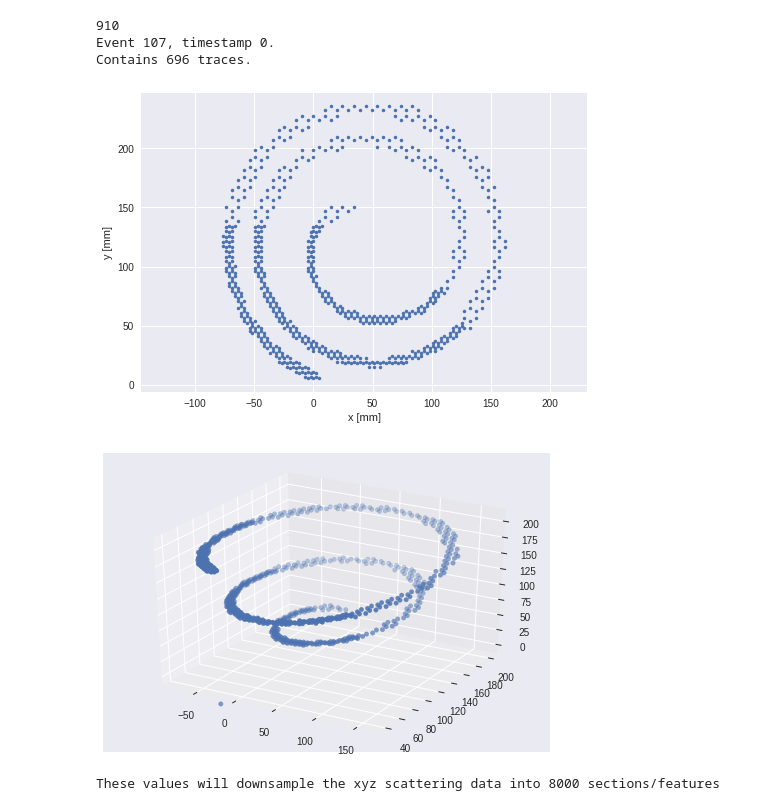
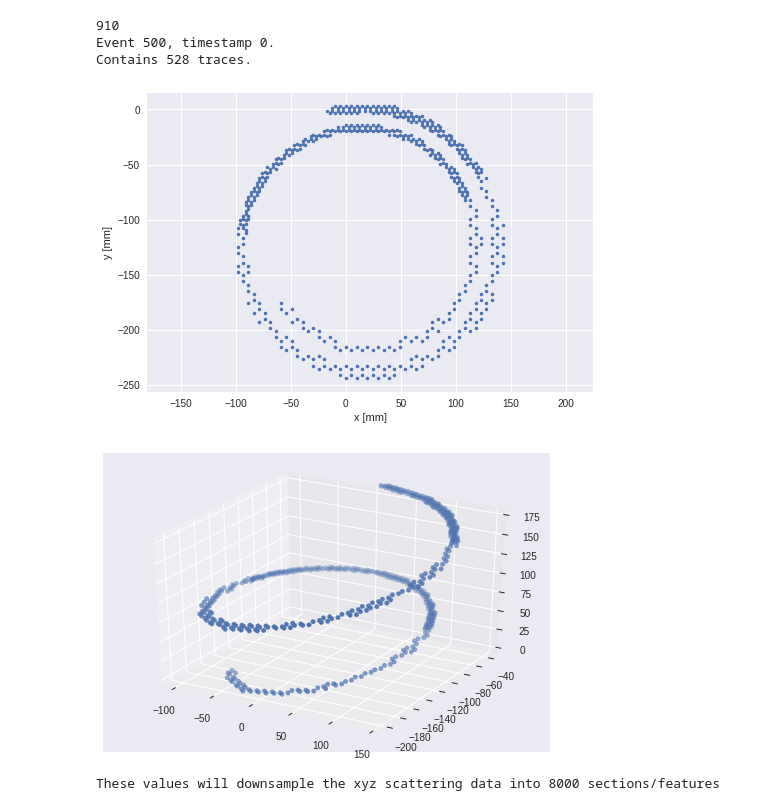
Before and after one commit to jtaylorz/attpc-event-classification, a Jupyter notebook: jupyter-notebooks/Discretization_Grid.ipynb, the cells around one changed output. Drawn from its saved outputs; the diff is of its cells as text; code cells hidden in the pictures.

```diff
--- a/jupyter-notebooks/Discretization_Grid.ipynb
+++ b/jupyter-notebooks/Discretization_Grid.ipynb
@@ -18,8 +18,10 @@ import yaml
 import h5py
 # %%
 evt_id=250
+# %%
+evt_id += 250
 # %%
-with pytpc.HDFDataFile('/home/taylor/Documents/independent-research/event-gen/data/ptrain_10000.h5','r') as f:
+with pytpc.HDFDataFile('../event-gen/data/ptrain_10000.h5','r') as f:
     print(len(f))
     #specific event
     evt = f[evt_id]
@@ -41,21 +43,21 @@ with pytpc.HDFDataFile('/home/taylor/Documents/independent-research/event-gen/da
     #plt.savefig('/home/taylor/Documents/independent-research/event-gen/plots/evtxy_p.pdf')
 # %% [output]
 910
-Event 107, timestamp 0.
-Contains 696 traces.
+Event 500, timestamp 0.
+Contains 528 traces.
-[figure, old version]
+[figure, new version]
 # %%
 fig = plt.figure()
 ax = fig.add_subplot(111, projection='3d')
-with pytpc.HDFDataFile('/home/taylor/Documents/independent-research/event-gen/data/ptrain_10000.h5', 'r') as f:
+with pytpc.HDFDataFile('../event-gen/data/ptrain_10000.h5', 'r') as f:
     n_evts = len(f)
     evt = f[evt_id]
     t = evt.traces['data']
     new_xyz = evt.xyzs(peaks_only=True, return_pads=True, baseline_correction=False, cg_times=False)
     ax.scatter(new_xyz[:,0], new_xyz[:,1],new_xyz[:,2])
     ax.axis('equal')
 # %% [output]
-[figure, old version]
+[figure, new version]
 # %%
 DETECTOR_LENGTH = 1000.0
 DETECTOR_RADIUS = 275.0
```
Also changed, not shown: parts of 2 cells of this notebook, 9 other files.
